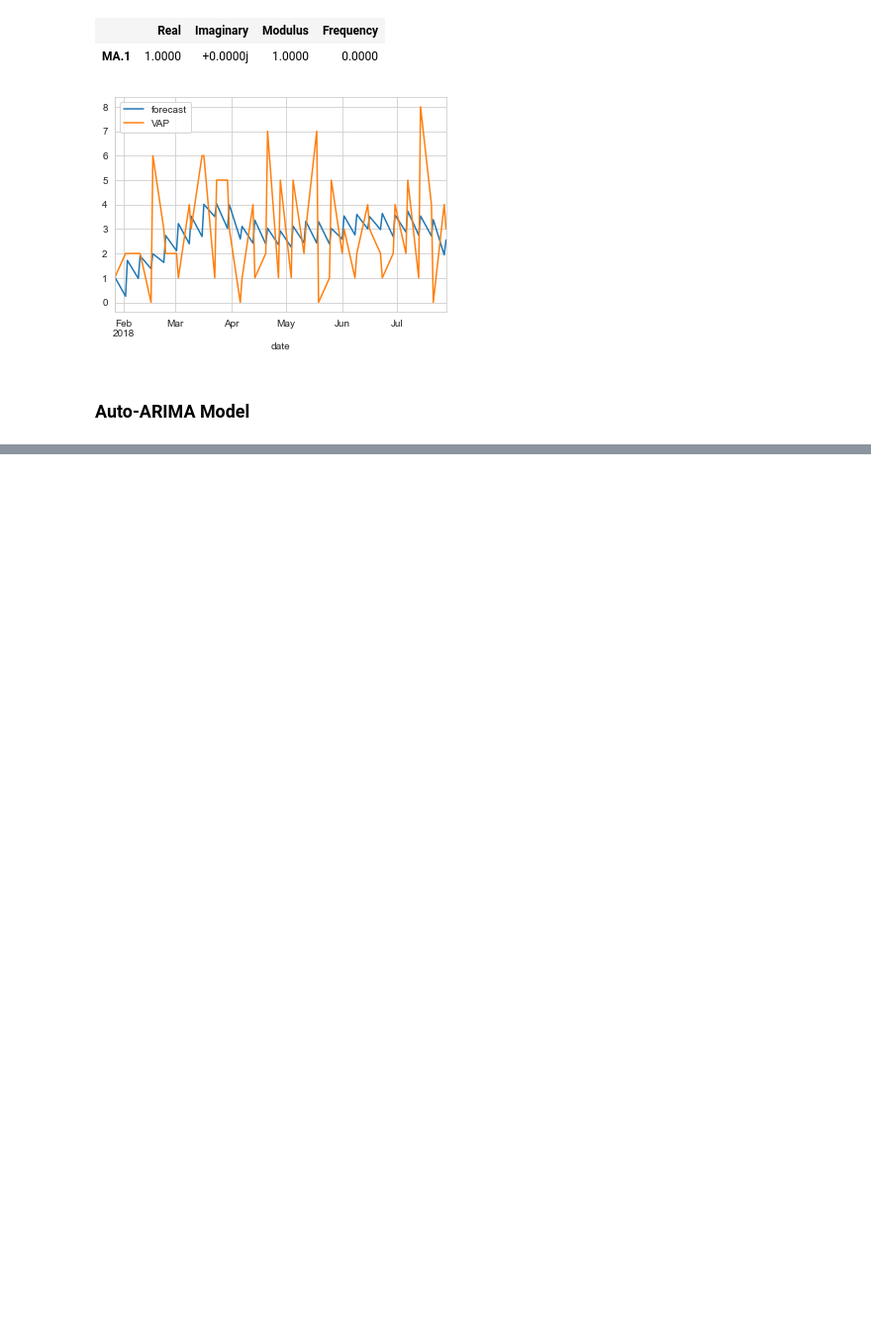
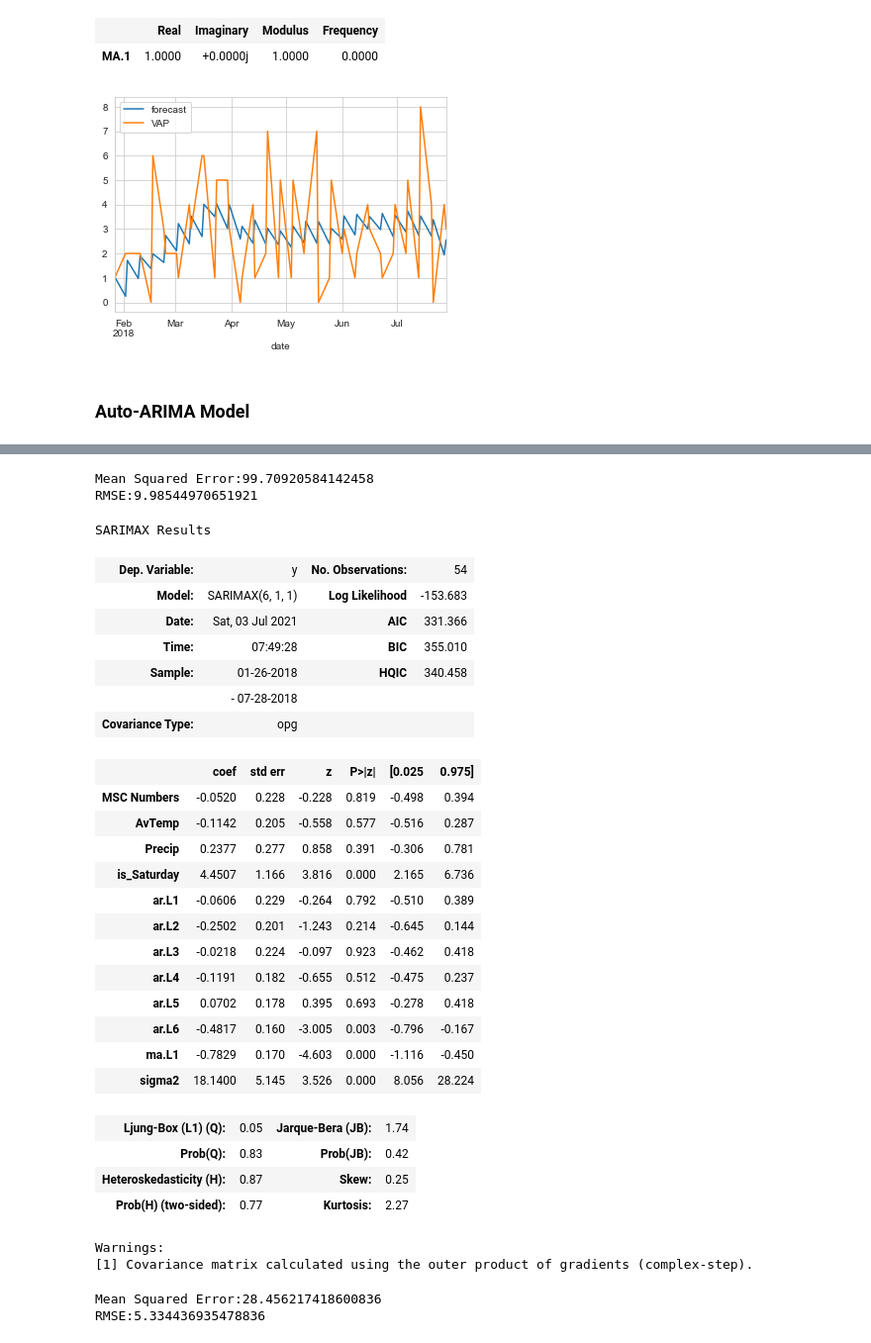
Before and after one commit to AndreasThinks/NTE_hotspot_policing, a Jupyter notebook: analysis.ipynb, the cells around one changed output, grey strips where cells are left out. Shown: that part at 99% size. Cells and saved outputs as stored; diff of their text form; code cells hidden in the pictures; blank space fills up the shorter version.

```diff
--- a/analysis.ipynb
+++ b/analysis.ipynb
@@ -842,0 +958,53 @@ Warnings:
+# %%
+predictions = auto.predict_in_sample(exogenous=weekend_only[features])
+mse = mean_squared_error(weekend_only["TNOs"], predictions)
+print("Mean Squared Error:" + str(mse))
+print("RMSE:" + str(np.sqrt(mse)))
+# %% [output]
+Mean Squared Error:99.70920584142458
+RMSE:9.98544970651921
+# %%
+features = ["MSC Numbers", "AvTemp", "Precip", "is_Saturday"]
+
+auto = pm.auto_arima(weekend_only["TNOs"],exogenous=weekend_only[features], d=1, seasonal=False, stepwise=True,
+                     suppress_warnings=True, error_action="ignore", max_p=6,
+                     max_order=None)
+
+
+auto.summary()
+# %% [output]
+SARIMAX Results
+| Dep. Variable: | y | No. Observations: | 54 |
+| Model: | SARIMAX(6, 1, 1) | Log Likelihood | -153.683 |
+| Date: | Sat, 03 Jul 2021 | AIC | 331.366 |
+| Time: | 07:49:28 | BIC | 355.010 |
+| Sample: | 01-26-2018 | HQIC | 340.458 |
+|  | - 07-28-2018 |  |  |
+| Covariance Type: | opg |  |  |
+|  | coef | std err | z | P>|z| | [0.025 | 0.975] |
+| MSC Numbers | -0.0520 | 0.228 | -0.228 | 0.819 | -0.498 | 0.394 |
+| AvTemp | -0.1142 | 0.205 | -0.558 | 0.577 | -0.516 | 0.287 |
+| Precip | 0.2377 | 0.277 | 0.858 | 0.391 | -0.306 | 0.781 |
+| is_Saturday | 4.4507 | 1.166 | 3.816 | 0.000 | 2.165 | 6.736 |
+| ar.L1 | -0.0606 | 0.229 | -0.264 | 0.792 | -0.510 | 0.389 |
+| ar.L2 | -0.2502 | 0.201 | -1.243 | 0.214 | -0.645 | 0.144 |
+| ar.L3 | -0.0218 | 0.224 | -0.097 | 0.923 | -0.462 | 0.418 |
+| ar.L4 | -0.1191 | 0.182 | -0.655 | 0.512 | -0.475 | 0.237 |
+| ar.L5 | 0.0702 | 0.178 | 0.395 | 0.693 | -0.278 | 0.418 |
+| ar.L6 | -0.4817 | 0.160 | -3.005 | 0.003 | -0.796 | -0.167 |
+| ma.L1 | -0.7829 | 0.170 | -4.603 | 0.000 | -1.116 | -0.450 |
+| sigma2 | 18.1400 | 5.145 | 3.526 | 0.000 | 8.056 | 28.224 |
+| Ljung-Box (L1) (Q): | 0.05 | Jarque-Bera (JB): | 1.74 |
+| Prob(Q): | 0.83 | Prob(JB): | 0.42 |
+| Heteroskedasticity (H): | 0.87 | Skew: | 0.25 |
+| Prob(H) (two-sided): | 0.77 | Kurtosis: | 2.27 |
+Warnings:
+[1] Covariance matrix calculated using the outer product of gradients (complex-step).
+# %%
+predictions = auto.predict_in_sample(exogenous=weekend_only[features])
+mse = mean_squared_error(weekend_only["TNOs"], predictions)
+print("Mean Squared Error:" + str(mse))
+print("RMSE:" + str(np.sqrt(mse)))
+# %% [output]
+Mean Squared Error:28.456217418600836
+RMSE:5.334436935478836
```
Also changed, not shown: parts of 31 cells of this notebook, 3 other files.
